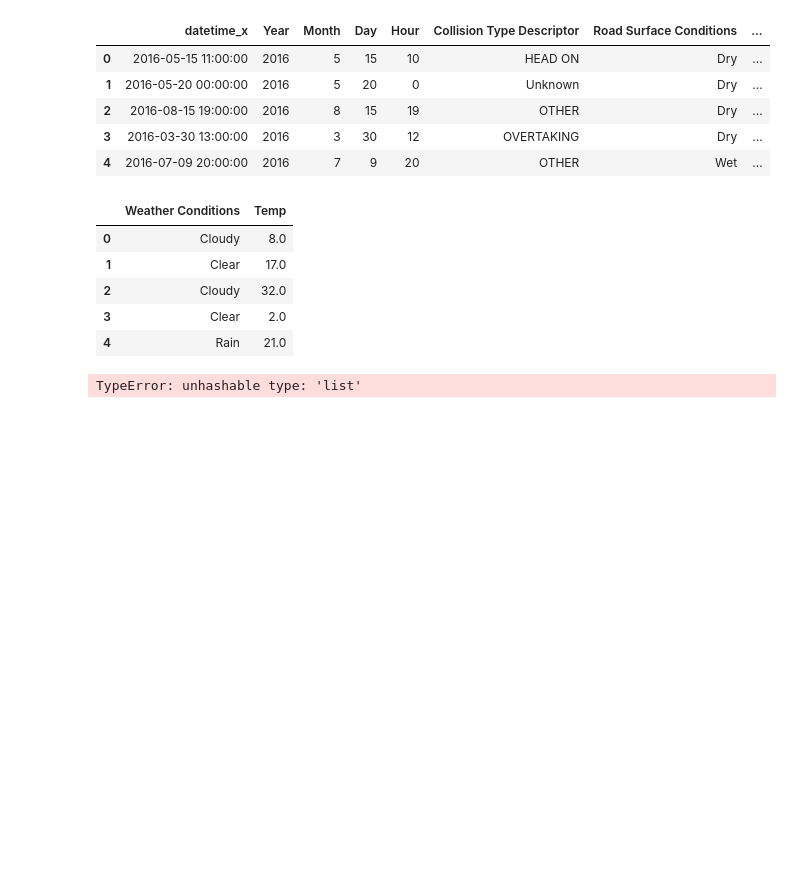
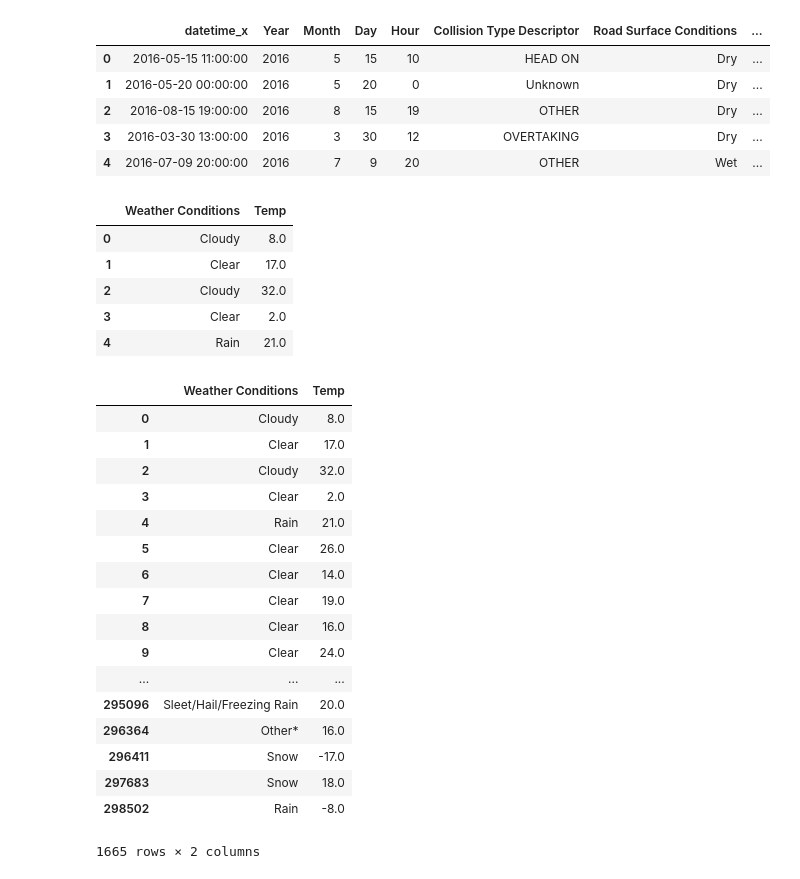
Before and after one commit to AmitChoudhary1392/Project-1_Team6, a Jupyter notebook: main.ipynb, the cells around one changed output. Cells and saved outputs as stored; diff of their text form; code cells hidden in the pictures; blank space fills up the shorter version.

```diff
--- a/main.ipynb
+++ b/main.ipynb
@@ -337,8 +337,33 @@ tempconditions.head()
 | 2 | Cloudy | 32.0 |
 | 3 | Clear | 2.0 |
 | 4 | Rain | 21.0 |
-# %%
-tempcond = tempconditions.groupby(['Weather Conditions'],['Temp']).count()
-tempcond
-# %% [output]
-TypeError: unhashable type: 'list'
+# %%
+tempco = tempconditions.groupby(['Weather Conditions','Temp'])
+
+tempco.head()
+
+#grouped_ridedata = ride_data.groupby(["Weather","Temp Category(C)"])
+#rides_booked = grouped_ridedata["id"].count()
+# Convert to DataFrame
+#rides_booked_df = pd.DataFrame(rides_booked)
+#rides_booked_df = rides_booked_df.rename(columns={'id':'# of cab rides'})
+#rides_booked_df
+# %% [output]
+|  | Weather Conditions | Temp |
+| 0 | Cloudy | 8.0 |
+| 1 | Clear | 17.0 |
+| 2 | Cloudy | 32.0 |
+| 3 | Clear | 2.0 |
+| 4 | Rain | 21.0 |
+| 5 | Clear | 26.0 |
+| 6 | Clear | 14.0 |
+| 7 | Clear | 19.0 |
+| 8 | Clear | 16.0 |
+| 9 | Clear | 24.0 |
+| ... | ... | ... |
+| 295096 | Sleet/Hail/Freezing Rain | 20.0 |
+| 296364 | Other* | 16.0 |
+| 296411 | Snow | -17.0 |
+| 297683 | Snow | 18.0 |
+| 298502 | Rain | -8.0 |
+1665 rows × 2 columns
```
